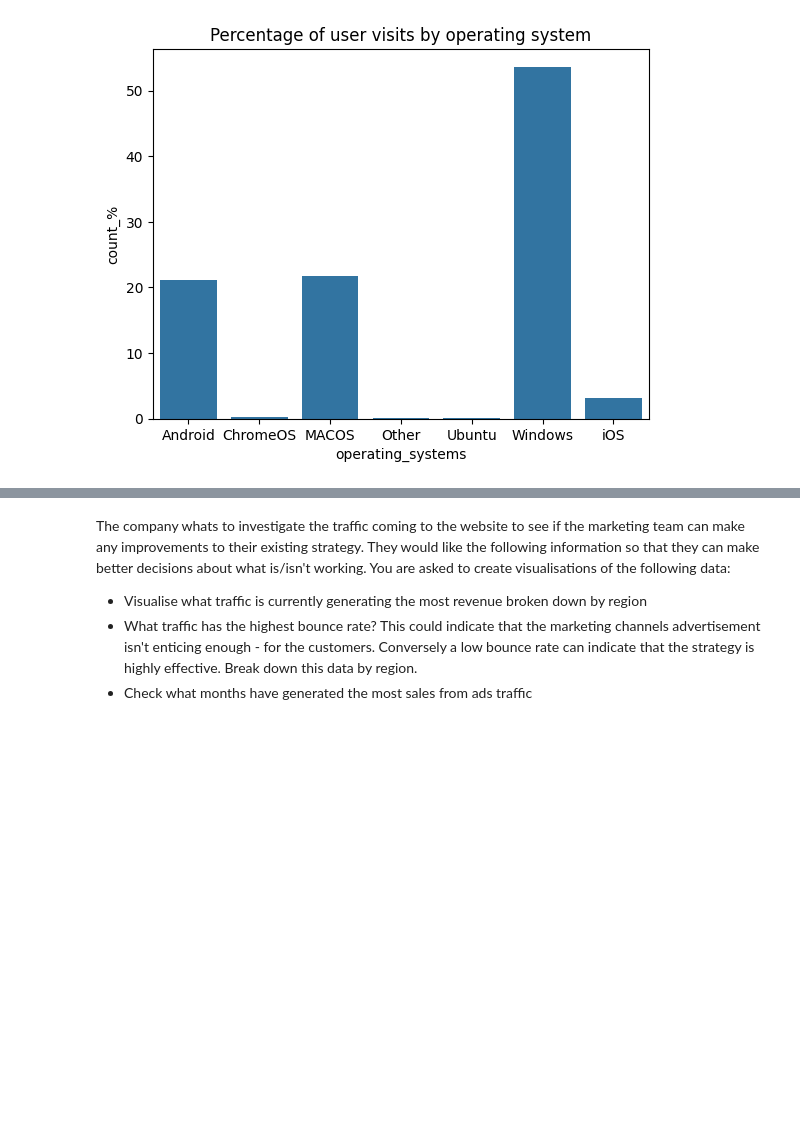
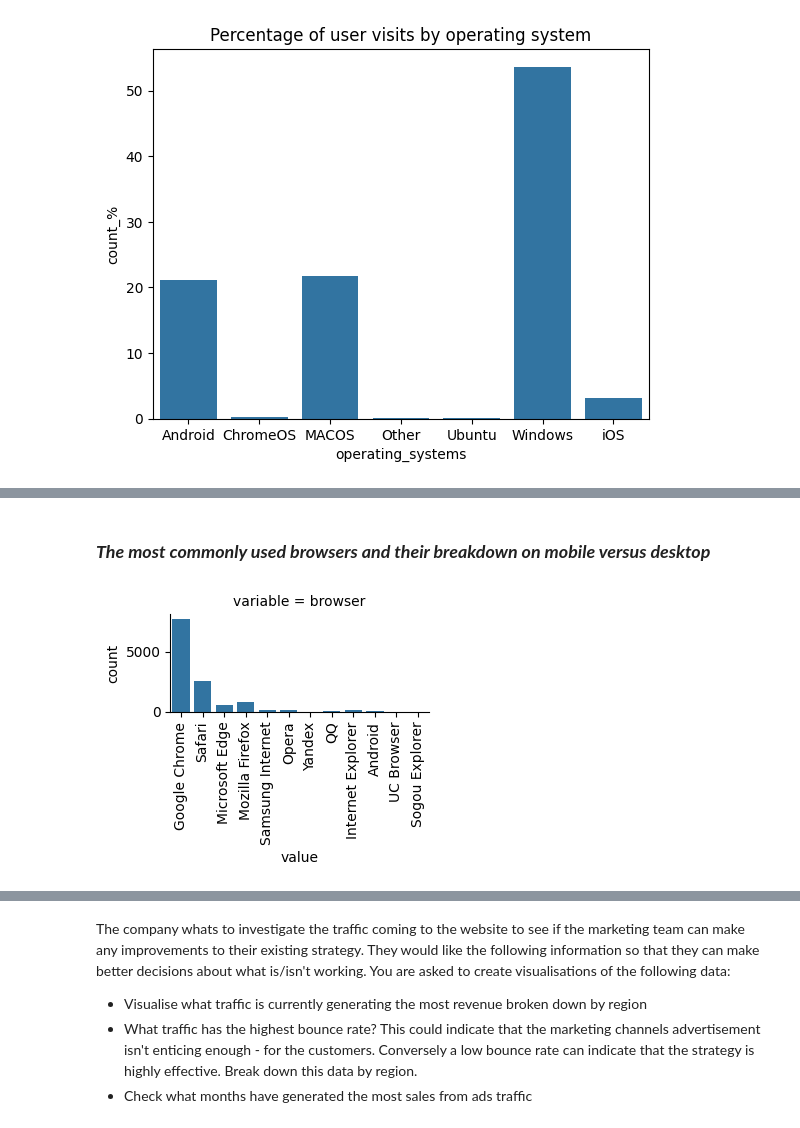
Before and after one commit to selvatica-36/Exploratory-data-analysis---Online-shopping-in-retail, a Jupyter notebook: analysis_report.ipynb, the cells around one changed output, grey strips where cells are left out. Drawn from its saved outputs; the diff is of its cells as text; code cells hidden in the pictures; blank space fills up the shorter version.

```diff
--- a/analysis_report.ipynb
+++ b/analysis_report.ipynb
@@ -270,0 +283,7 @@ plt.show()
+# %% [markdown]
+### ***The most commonly used browsers and their breakdown on mobile versus desktop***
+# %%
+plotter.count_plots_grid(['browser'])
+#sns.catplot(x='class', y='survival rate', hue='sex', data=dfm, kind='bar', height=5, aspect=1)
+# %% [output]
+[figure, added]
```
Also changed, not shown: parts of 7 cells of this notebook.
